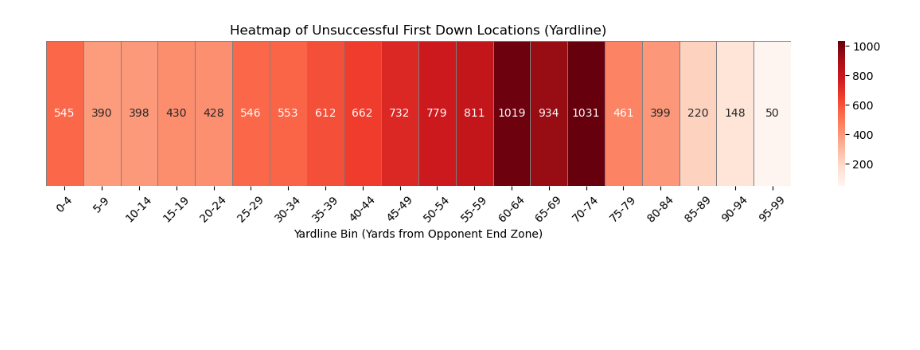
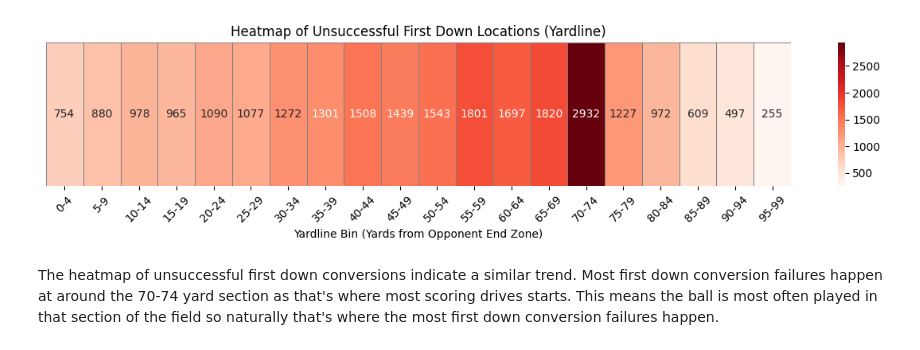
Before and after one commit to azcao95/group-25-mads-milestone-1, a Jupyter notebook: first down.ipynb, the cells around one changed output. Saved outputs shown, nothing was run; the diff lists cells and outputs as text; code cells hidden in the pictures; blank space fills up the shorter version.

```diff
--- a/first down.ipynb
+++ b/first down.ipynb
@@ -61,14 +71,14 @@ Downcasting floats.
 #now we take only data where first down is successful, success first down is 1
 #other options are n/a or 0 we don't need either of these for analysis
 
-import nfl_data_py as nfl
-
-# Load play-by-play data for a specific season (e.g., 2023)
-df = nfl.import_pbp_data([2024])
-
 # Filter for plays where a first down was achieved
 first_down_plays = df[df['first_down'] == 1]
 
-# Show the first 5 rows of first down plays
-print(first_down_plays.head())
+total_plays = len(df)
+
+# Total number of first downs
+total_first_downs = len(first_down_plays)
+
+print("Total plays:", total_plays)
+print("Total first downs:", int(total_first_downs))
 # %% [output]
@@ -161,35 +123,25 @@ plt.show()
 # %%
-#we'll now visualize where all the unsuccessful first downs are on the field
+pass_run_plays = df[df['play_type'].isin(['pass', 'run'])]
 
-import matplotlib.pyplot as plt
-import seaborn as sns
-import pandas as pd
-
-# Assuming 'df' is your play-by-play DataFrame for 2024 loaded previously
-
-# Filter to unsuccessful first down plays
-first_down_plays = df[df['first_down'] == 1]
-
-# Extract the yardline_100 and side_of_field (if exists) or just yardline_100
-# yardline_100 is yards from opponent's end zone (0 to 100)
-# For a heatmap, bin the yardline_100 into segments (for us here every 5 yards)
+failed_first_down_plays = pass_run_plays[pass_run_plays['first_down'] != 1].copy()
 
 # Create bins for yardline_100, e.g., every 5 yards
-first_down_plays['yard_bin'] = pd.cut(first_down_plays['yardline_100'], bins=range(0, 105, 5), right=False)
+failed_first_down_plays['yard_bin'] = pd.cut(failed_first_down_plays['yardline_100'], bins=range(0, 105, 5), right=False)
 
 # Count first downs per bin
-yard_counts = first_down_plays.groupby('yard_bin').size().reset_index(name='count')
+failed_yard_counts = failed_first_down_plays.groupby('yard_bin').size().reset_index(name='count')
 
-# Create a simple heatmap-like bar plot since data is 1D (along the field length)
 plt.figure(figsize=(12, 3))
-sns.heatmap([yard_counts['count']], cmap='Reds', cbar=True, linewidths=0.5, linecolor='gray', annot=True, fmt='d')
+sns.heatmap([failed_yard_counts['count']], cmap='Reds', cbar=True, linewidths=0.5, linecolor='gray', annot=True, fmt='d')
 
 plt.title('Heatmap of Unsuccessful First Down Locations (Yardline)')
 plt.yticks([], [])  # Hide y-axis ticks since it's just one row
-plt.xticks(ticks=[i + 0.5 for i in range(len(yard_counts))], labels=[f"{int(interval.left)}-{int(interval.right-1)}" for interval in yard_counts['yard_bin']], rotation=45)
+plt.xticks(ticks=[i + 0.5 for i in range(len(failed_yard_counts))], labels=[f"{int(interval.left)}-{int(interval.right-1)}" for interval in failed_yard_counts['yard_bin']], rotation=45)
 plt.xlabel('Yardline Bin (Yards from Opponent End Zone)')
 
 plt.tight_layout()
 plt.show()
 # %% [output]
-[figure, old version]
+[figure, new version]
+# %% [markdown]
+The heatmap of unsuccessful first down conversions indicate a similar trend. Most first down conversion failures happen at around the 70-74 yard section as that's where most scoring drives starts. This means the ball is most often played in that section of the field so naturally that's where the most first down conversion failures happen.
```
Also changed, not shown: parts of 34 cells of this notebook.
